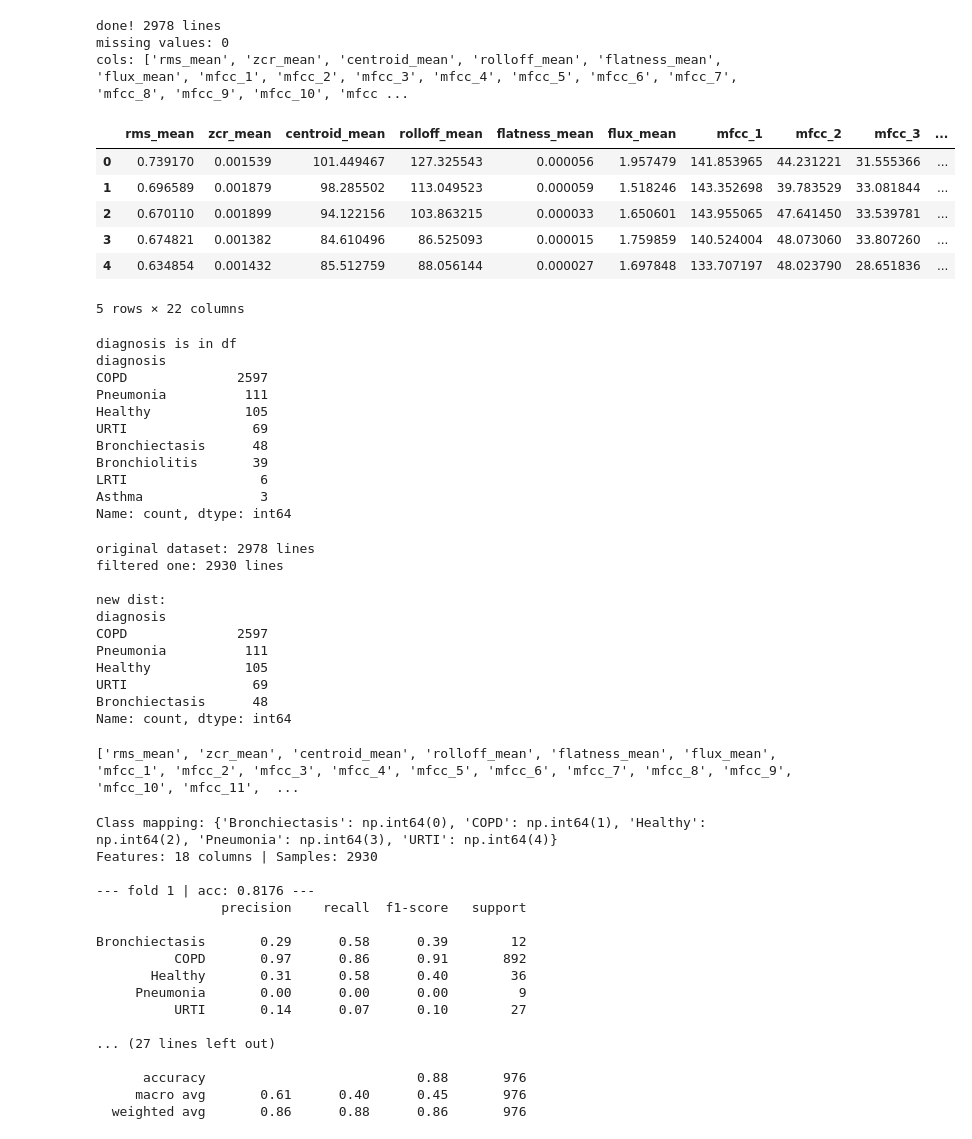
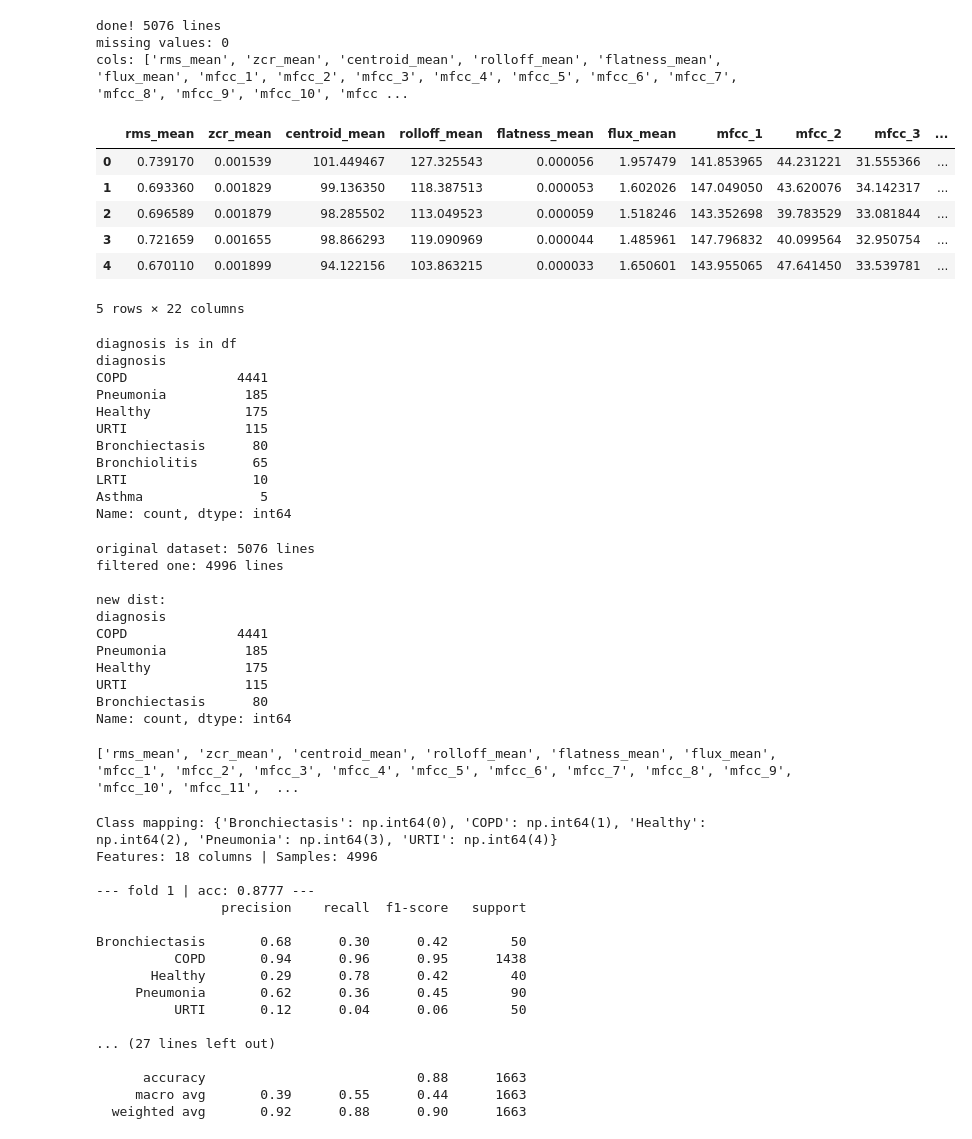
Before and after one commit to mi-mi-mia/smart-stethoscope, a Jupyter notebook: notebooks/06_xgboost_improvements.ipynb, the cells around one changed output. Cells and saved outputs as stored; diff of their text form; code cells hidden in the pictures.

```diff
--- a/notebooks/06_xgboost_improvements.ipynb
+++ b/notebooks/06_xgboost_improvements.ipynb
@@ -13,31 +13,37 @@ from sklearn.utils.class_weight import compute_sample_weight
 from sklearn.model_selection import GroupShuffleSplit
 # %%
 # CSV Master (path to be adjusted accordingly)
-file_path = "../raw_data/xgboost_features_6s_10kHz_compressed.csv"
+#file_path = "../raw_data/xgboost_features_6s_10kHz_compressed_after_normalization.csv"
+#file_path = "../raw_data/xgboost_features_6s_10kHz_compression_before_normalization.csv"
+#file_path = "../raw_data/xgboost_features_4s_10kHz_compressed_after_normalization_w_overlapping.csv"
+#file_path = "../raw_data/xgboost_features_4s_10kHz_compression_before_normalization_w_overlapping.csv"
+file_path = "../raw_data/xgboost_features_6s_10kHz_compressed_after_normalization_w_overlapping.csv"
+#file_path = "../raw_data/xgboost_features_6s_10kHz_compression_before_normalization_w_overlapping.csv"
+
 
 if os.path.exists(file_path):
     df = pd.read_csv(file_path)
     print(f"done! {len(df)} lines")
 
     # check NaNs
     nans = df.isnull().sum().sum()
     print(f"missing values: {nans}")
 
     # columns
     print(f"cols: {df.columns.tolist()}")
     display(df.head())
 else:
     print("check path")
 # %% [output]
-done! 2978 lines
+done! 5076 lines
 missing values: 0
 cols: ['rms_mean', 'zcr_mean', 'centroid_mean', 'rolloff_mean', 'flatness_mean', 'flux_mean', 'mfcc_1', 'mfcc_2', 'mfcc_3', 'mfcc_4', 'mfcc_5', 'mfcc_6', 'mfcc_7', 'mfcc_8', 'mfcc_9', 'mfcc_10', 'mfcc ...
 |  | rms_mean | zcr_mean | centroid_mean | rolloff_mean | flatness_mean | flux_mean | mfcc_1 | mfcc_2 | mfcc_3 | ... |
 | 0 | 0.739170 | 0.001539 | 101.449467 | 127.325543 | 0.000056 | 1.957479 | 141.853965 | 44.231221 | 31.555366 | ... |
-| 1 | 0.696589 | 0.001879 | 98.285502 | 113.049523 | 0.000059 | 1.518246 | 143.352698 | 39.783529 | 33.081844 | ... |
-| 2 | 0.670110 | 0.001899 | 94.122156 | 103.863215 | 0.000033 | 1.650601 | 143.955065 | 47.641450 | 33.539781 | ... |
-| 3 | 0.674821 | 0.001382 | 84.610496 | 86.525093 | 0.000015 | 1.759859 | 140.524004 | 48.073060 | 33.807260 | ... |
-| 4 | 0.634854 | 0.001432 | 85.512759 | 88.056144 | 0.000027 | 1.697848 | 133.707197 | 48.023790 | 28.651836 | ... |
+| 1 | 0.693360 | 0.001829 | 99.136350 | 118.387513 | 0.000053 | 1.602026 | 147.049050 | 43.620076 | 34.142317 | ... |
+| 2 | 0.696589 | 0.001879 | 98.285502 | 113.049523 | 0.000059 | 1.518246 | 143.352698 | 39.783529 | 33.081844 | ... |
+| 3 | 0.721659 | 0.001655 | 98.866293 | 119.090969 | 0.000044 | 1.485961 | 147.796832 | 40.099564 | 32.950754 | ... |
+| 4 | 0.670110 | 0.001899 | 94.122156 | 103.863215 | 0.000033 | 1.650601 | 143.955065 | 47.641450 | 33.539781 | ... |
 5 rows × 22 columns
 # %%
 if 'diagnosis' in df.columns:
@@ -49,17 +55,17 @@ else:
 # %% [output]
 diagnosis is in df
 diagnosis
-COPD              2597
-Pneumonia          111
-Healthy            105
-URTI                69
-Bronchiectasis      48
-Bronchiolitis       39
-LRTI                 6
-Asthma               3
+COPD              4441
+Pneumonia          185
+Healthy            175
+URTI               115
+Bronchiectasis      80
+Bronchiolitis       65
+LRTI                10
+Asthma               5
 Name: count, dtype: int64
 # %%
-# Drop Asthma and LRTI + 'Bronchiolitis'
+# Drop Asthma and LRTI + 'Bronchiolitis' (maybe)
 
 classes_to_keep = ['COPD', 'Pneumonia', 'Healthy', 'URTI', 'Bronchiectasis']
 
@@ -70,16 +76,16 @@ print(f"original dataset: {len(df)} lines")
 print(f"filtered one: {len(df_filtered)} lines")
 print(f"\nnew dist:\n{df_filtered['diagnosis'].value_counts()}")
 # %% [output]
-original dataset: 2978 lines
-filtered one: 2930 lines
+original dataset: 5076 lines
+filtered one: 4996 lines
 
 new dist:
 diagnosis
-COPD              2597
-Pneumonia          111
-Healthy            105
-URTI                69
-Bronchiectasis      48
+COPD              4441
+Pneumonia          185
+Healthy            175
+URTI               115
+Bronchiectasis      80
 Name: count, dtype: int64
 # %%
 #crazy class imbalance. make XGboost ready:
@@ -168,22 +174,22 @@ for train_idx, test_idx in gkf.split(X, y, groups=groups):
     fold += 1
 # %% [output]
 Class mapping: {'Bronchiectasis': np.int64(0), 'COPD': np.int64(1), 'Healthy': np.int64(2), 'Pneumonia': np.int64(3), 'URTI': np.int64(4)}
-Features: 18 columns | Samples: 2930
+Features: 18 columns | Samples: 4996
 
---- fold 1 | acc: 0.8176 ---
+--- fold 1 | acc: 0.8777 ---
                 precision    recall  f1-score   support
 
-Bronchiectasis       0.29      0.58      0.39        12
-          COPD       0.97      0.86      0.91       892
-       Healthy       0.31      0.58      0.40        36
-     Pneumonia       0.00      0.00      0.00         9
-          URTI       0.14      0.07      0.10        27
+Bronchiectasis       0.68      0.30      0.42        50
+          COPD       0.94      0.96      0.95      1438
+       Healthy       0.29      0.78      0.42        40
+     Pneumonia       0.62      0.36      0.45        90
+          URTI       0.12      0.04      0.06        50
 
 ... (27 lines left out)
 
-      accuracy                           0.88       976
-     macro avg       0.61      0.40      0.45       976
-  weighted avg       0.86      0.88      0.86       976
+      accuracy                           0.88      1663
+     macro avg       0.39      0.55      0.44      1663
+  weighted avg       0.92      0.88      0.90      1663
 # %%
 # feature importance
 plt.figure(figsize=(10, 8))
```
Also changed, not shown: parts of 2 cells of this notebook, 1 other file.
